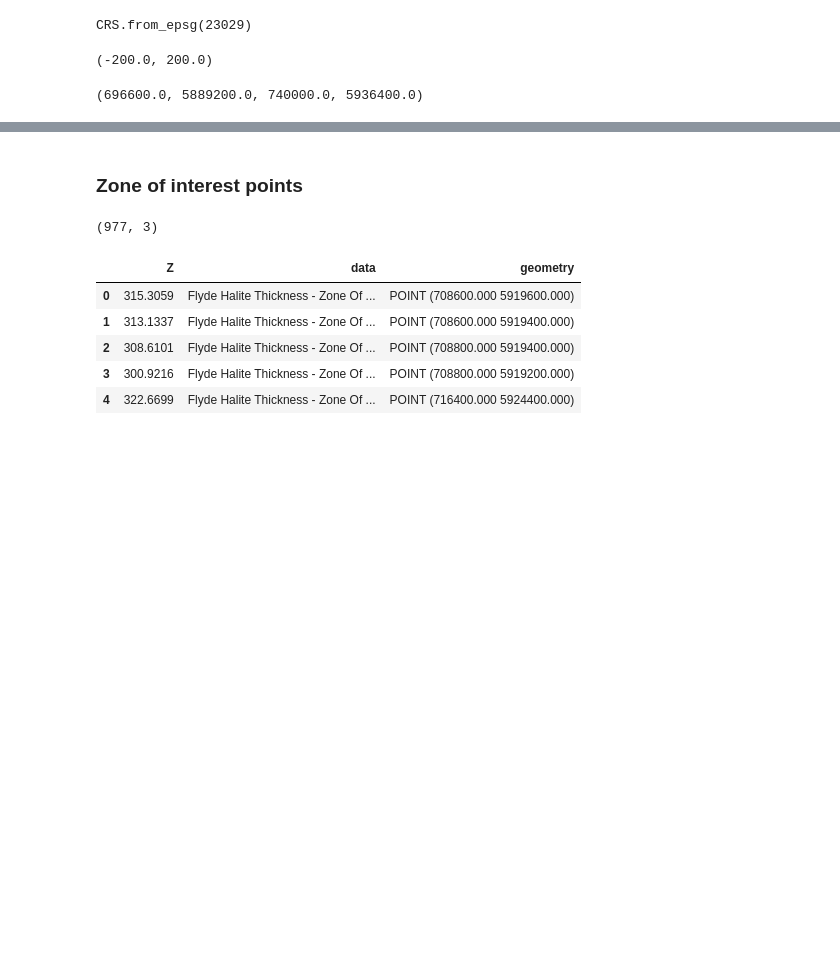
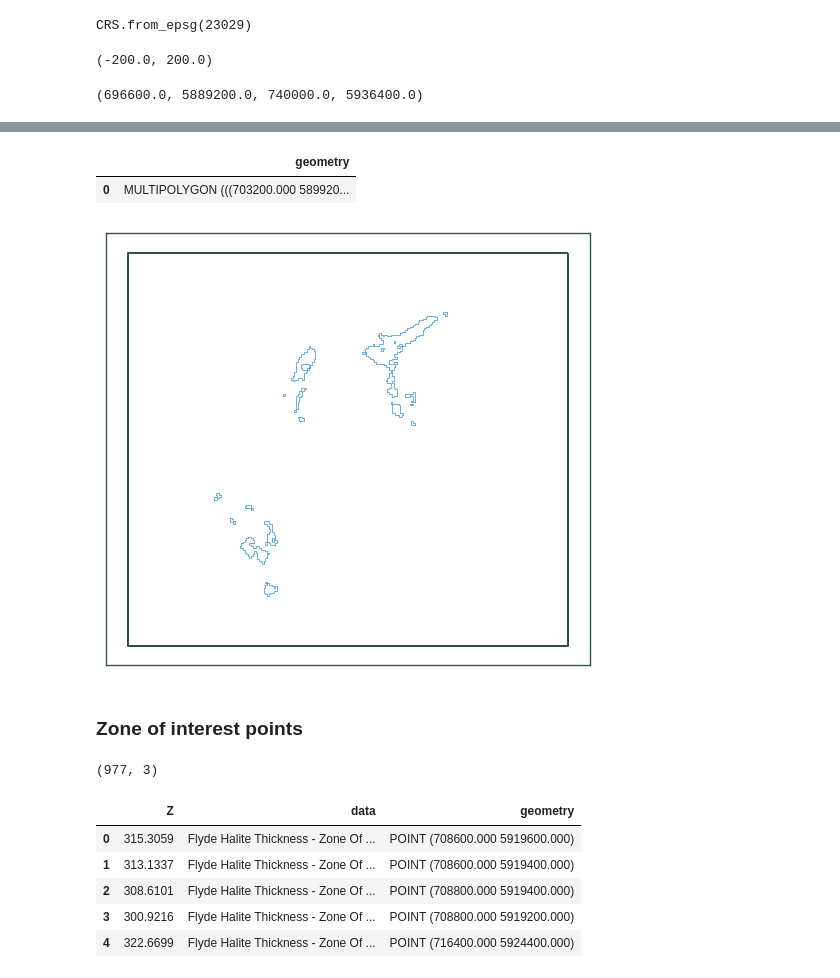
Before and after one commit to wind-to-hydrogen-toolkit/hydrogen-salt-storage, a Jupyter notebook: notebooks/kish_basin_caverns.ipynb, the cells around one changed output, grey strips where cells are left out. Drawn from its saved outputs; the diff is of its cells as text; code cells hidden in the pictures; blank space fills up the shorter version.

```diff
--- a/notebooks/kish_basin_caverns.ipynb
+++ b/notebooks/kish_basin_caverns.ipynb
@@ -125,3 +186,23 @@ ds.rio.bounds()
+# %%
+zones = gpd.sjoin(grid_cells, grid_centroids)
+# %%
+zones.drop(columns=["wkt", "index_right", "x", "y"], inplace=True)
+# %%
+zones["index_"] = "0"
+# %%
+zones = zones.dissolve(by="index_").reset_index().drop(columns=["index_"])
+# %%
+zones
+# %% [output]
+|  | geometry |
+| 0 | MULTIPOLYGON (((703200.000 589920... |
+# %%
+ax = zones.boundary.plot(linewidth=.5)
+extent.boundary.plot(ax=ax, color="darkslategrey")
+plt.tick_params(labelbottom=False, labelleft=False)
+plt.tight_layout()
+# %% [output]
+[figure, added]
 # %% [markdown]
 ### Zone of interest points
 # %%
```
Also changed, not shown: parts of 19 cells of this notebook.
